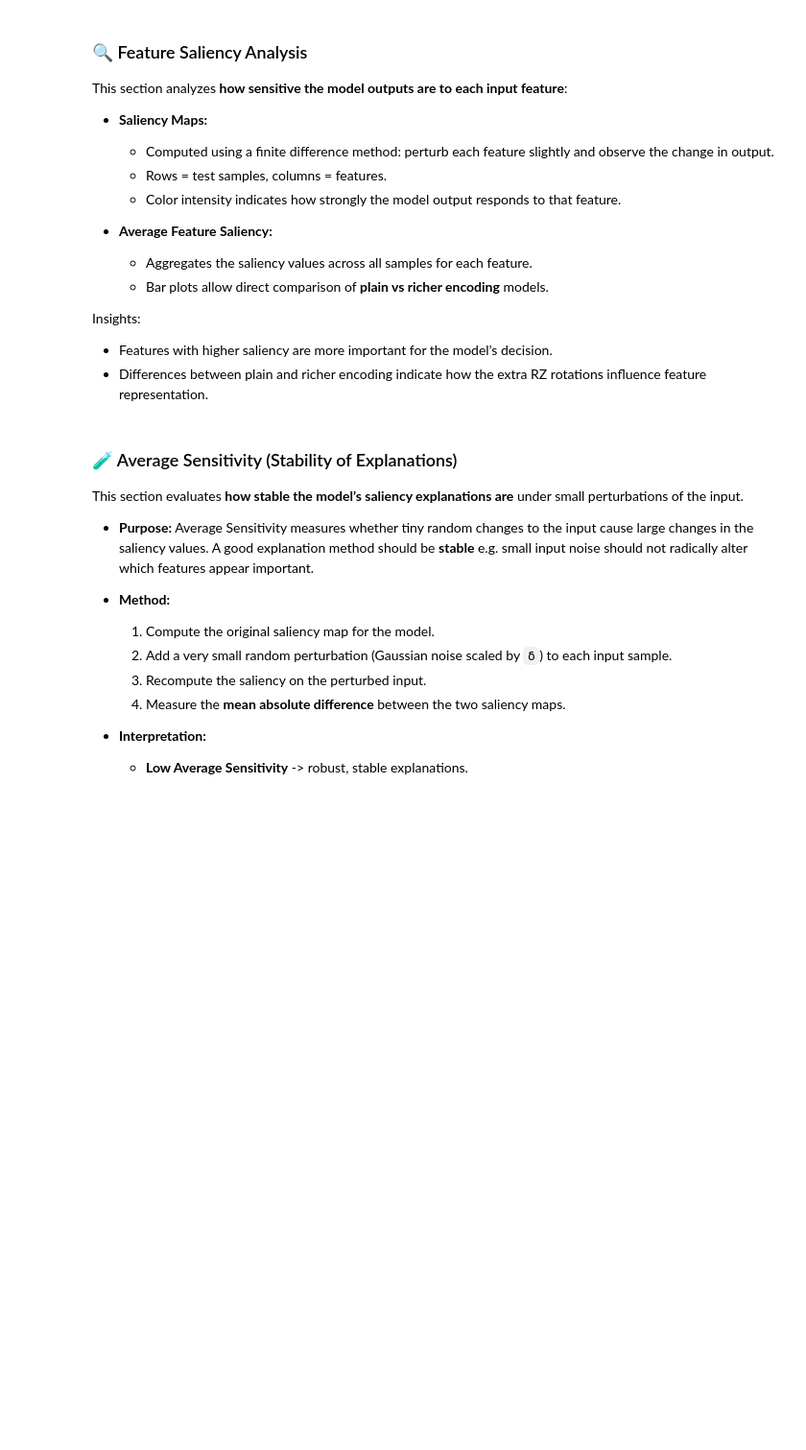
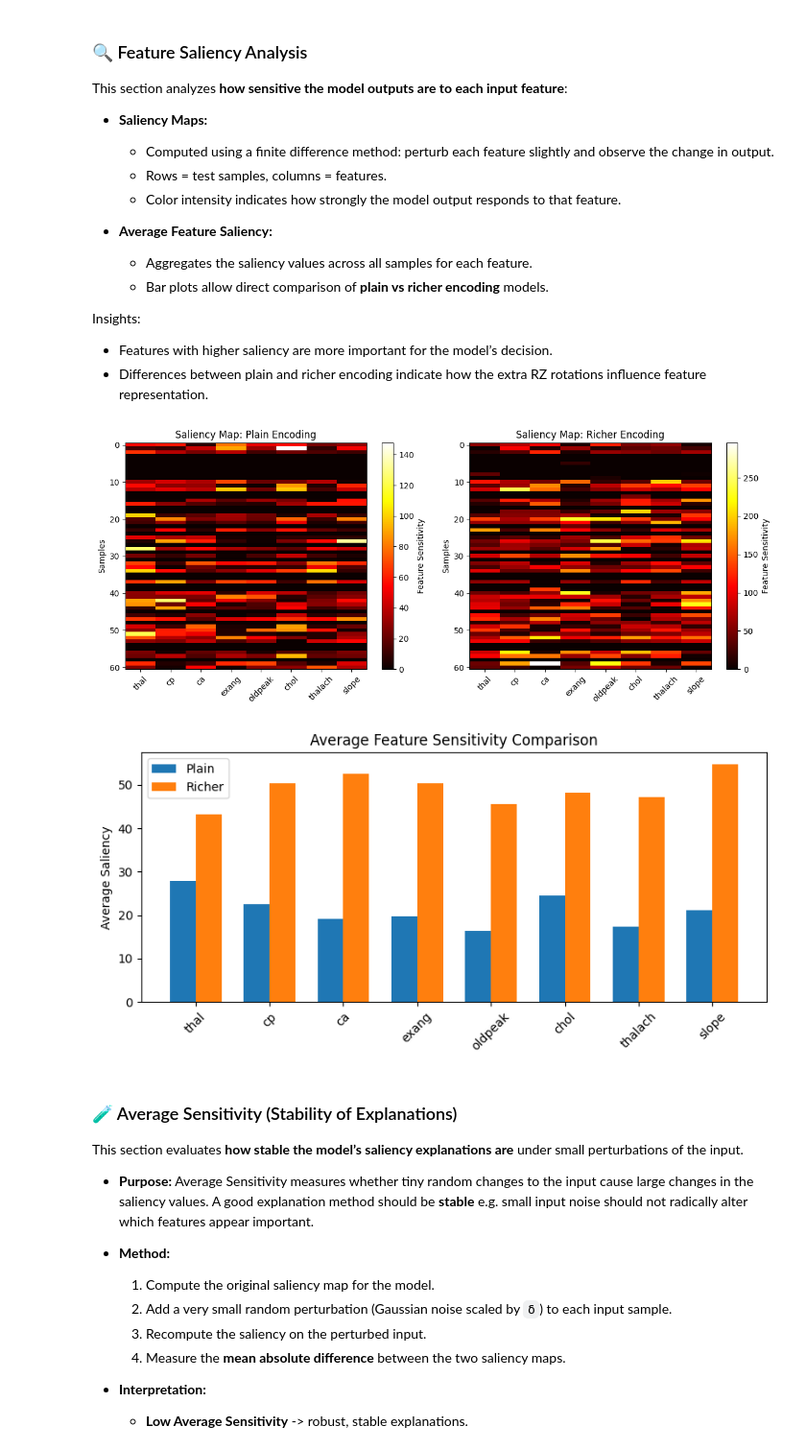
Before and after one commit to dosqas/q-salkit, a Jupyter notebook: notebooks/hybrid/hybrid_qnn_saliency_cleveland.ipynb, the cells around one changed output. Shown at 96% size. Cells and saved outputs as stored; diff of their text form; code cells hidden in the pictures; blank space fills up the shorter version.

```diff
--- a/notebooks/hybrid/hybrid_qnn_saliency_cleveland.ipynb
+++ b/notebooks/hybrid/hybrid_qnn_saliency_cleveland.ipynb
@@ -705,66 +703,62 @@ Insights:
 - Differences between plain and richer encoding indicate how the extra RZ rotations influence feature representation.
 # %%
 def compute_saliency(model, inputs, delta=1e-3):
-    model.eval()  # Set model to evaluation mode
-    inputs = inputs.clone().detach()  # Avoid modifying original data
-    base_output = model(inputs).detach().numpy()  # Base model output
-    saliency = np.zeros_like(inputs)  # Initialize saliency array
+    model.eval()
+    inputs = inputs.clone().detach()
+    base_output = model(inputs).detach().numpy()
+    saliency = np.zeros_like(inputs)
 
     for feature_idx in range(inputs.shape[1]):
-        # Perturb one feature at a time
         perturbed = inputs.clone()
         perturbed[:, feature_idx] += delta
-
-        # Compute model output for perturbed input
         perturbed_output = model(perturbed).detach().numpy()
-
-        # Estimate gradient via finite difference
         grad_estimate = (perturbed_output - base_output) / delta
-
-        # Aggregate absolute gradient across output dimensions
-        saliency[:, feature_idx] = np.mean(np.abs(grad_estimate), axis=1)
+        if grad_estimate.ndim > 1:
+            saliency[:, feature_idx] = np.mean(np.abs(grad_estimate), axis=1)
+        else:
+            saliency[:, feature_idx] = np.abs(grad_estimate)
 
     return saliency
 
-# Compute saliency maps for both models
 saliency_plain = compute_saliency(model_plain, X_test)
 saliency_rich  = compute_saliency(model_rich, X_test)
 
-# ----- Plot saliency maps side-by-side -----
 plt.figure(figsize=(12,5))
 
 plt.subplot(1,2,1)
 plt.imshow(saliency_plain, cmap='hot', aspect='auto')
 plt.colorbar(label="Feature Sensitivity")
 plt.title("Saliency Map: Plain Encoding")
-plt.xticks(range(X_test.shape[1]), iris.feature_names, rotation=45)
+plt.xticks(range(X_test.shape[1]), TOP_8_FEATS, rotation=45)
 plt.ylabel("Samples")
 
 plt.subplot(1,2,2)
 plt.imshow(saliency_rich, cmap='hot', aspect='auto')
 plt.colorbar(label="Feature Sensitivity")
 plt.title("Saliency Map: Richer Encoding")
-plt.xticks(range(X_test.shape[1]), iris.feature_names, rotation=45)
+plt.xticks(range(X_test.shape[1]), TOP_8_FEATS, rotation=45)
 plt.ylabel("Samples")
 
 plt.tight_layout()
 plt.show()
 
-# ----- Average feature saliency comparison -----
 mean_plain = saliency_plain.mean(axis=0)
 mean_rich  = saliency_rich.mean(axis=0)
 
 plt.figure(figsize=(8,4))
-x = np.arange(len(iris.feature_names))
+x = np.arange(len(TOP_8_FEATS))
 width = 0.35
 plt.bar(x - width/2, mean_plain, width, label="Plain")
 plt.bar(x + width/2, mean_rich, width, label="Richer")
-plt.xticks(x, iris.feature_names, rotation=45)
+plt.xticks(x, TOP_8_FEATS, rotation=45)
 plt.ylabel("Average Saliency")
 plt.title("Average Feature Sensitivity Comparison")
 plt.legend()
 plt.tight_layout()
 plt.show()
+# %% [output]
+[figure, added]
+[figure, added]
 # %% [markdown]
 ### 🧪 Average Sensitivity (Stability of Explanations)
 
```
Also changed, not shown: parts of 15 cells of this notebook.
